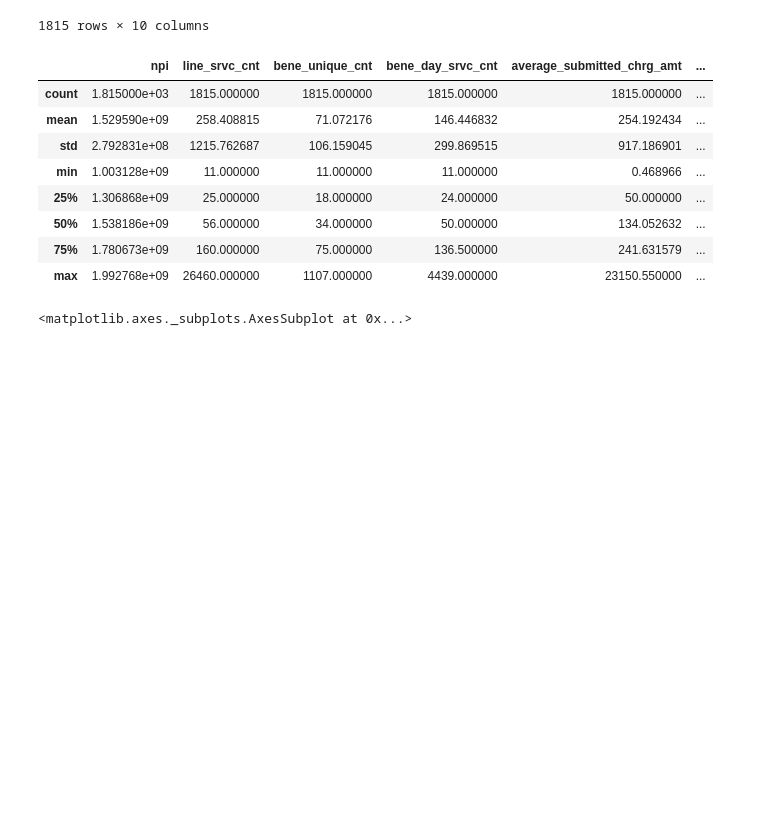
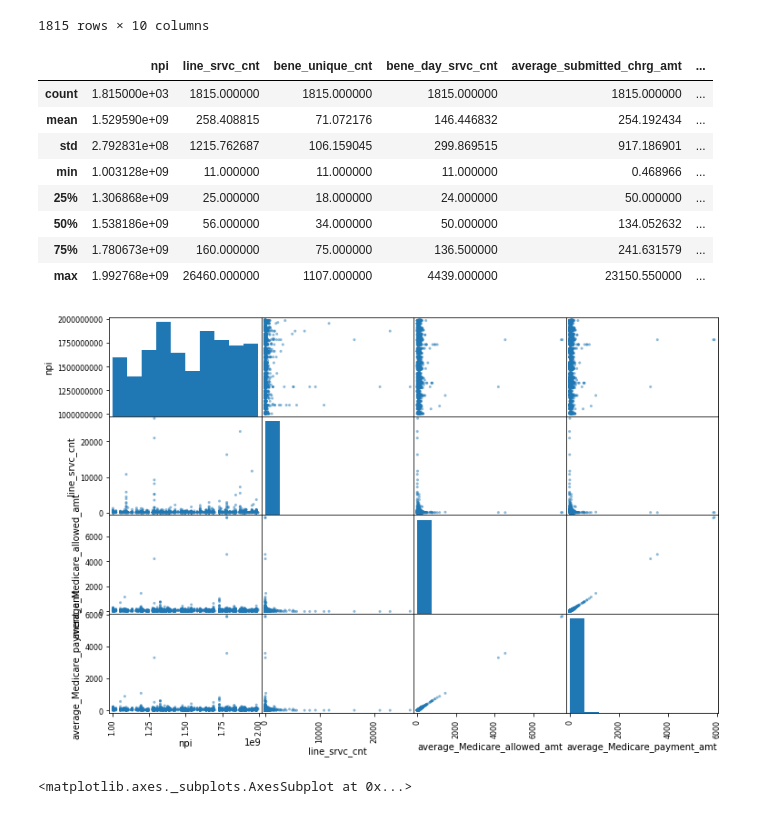
Before and after one commit to raoamalik/detecting_healthcare_provider_fraud, a Jupyter notebook: detecting_healthcare_provider_fraud.ipynb, the cells around one changed output. Cells and saved outputs as stored; diff of their text form; code cells hidden in the pictures; blank space fills up the shorter version.

```diff
--- a/detecting_healthcare_provider_fraud.ipynb
+++ b/detecting_healthcare_provider_fraud.ipynb
@@ -204,20 +224,27 @@ merged_dataset
 | 1813 | 1.992768e+09 | M | Family Practice | 32.0 | 32.0 | 32.0 | ... |
 | 1814 | 1.992768e+09 | M | Family Practice | 12.0 | 12.0 | 12.0 | ... |
 1815 rows × 10 columns
-# %%
-%matplotlib inline
-
-merged_dataset.describe()
-# %% [output]
-|  | npi | line_srvc_cnt | bene_unique_cnt | bene_day_srvc_cnt | average_submitted_chrg_amt | ... |
-| count | 1.815000e+03 | 1815.000000 | 1815.000000 | 1815.000000 | 1815.000000 | ... |
-| mean | 1.529590e+09 | 258.408815 | 71.072176 | 146.446832 | 254.192434 | ... |
-| std | 2.792831e+08 | 1215.762687 | 106.159045 | 299.869515 | 917.186901 | ... |
-| min | 1.003128e+09 | 11.000000 | 11.000000 | 11.000000 | 0.468966 | ... |
-| 25% | 1.306868e+09 | 25.000000 | 18.000000 | 24.000000 | 50.000000 | ... |
-| 50% | 1.538186e+09 | 56.000000 | 34.000000 | 50.000000 | 134.052632 | ... |
-| 75% | 1.780673e+09 | 160.000000 | 75.000000 | 136.500000 | 241.631579 | ... |
-| max | 1.992768e+09 | 26460.000000 | 1107.000000 | 4439.000000 | 23150.550000 | ... |
+# %%
+%matplotlib inline
+
+from pandas.plotting import scatter_matrix
+
+attributes = ["npi", "nppes_provider_gender", "line_srvc_cnt",
+              "average_Medicare_allowed_amt", "average_Medicare_payment_amt"]
+scatter_matrix(merged_dataset[attributes], figsize=(12, 8))
+
+merged_dataset.describe()
+# %% [output]
+|  | npi | line_srvc_cnt | bene_unique_cnt | bene_day_srvc_cnt | average_submitted_chrg_amt | ... |
+| count | 1.815000e+03 | 1815.000000 | 1815.000000 | 1815.000000 | 1815.000000 | ... |
+| mean | 1.529590e+09 | 258.408815 | 71.072176 | 146.446832 | 254.192434 | ... |
+| std | 2.792831e+08 | 1215.762687 | 106.159045 | 299.869515 | 917.186901 | ... |
+| min | 1.003128e+09 | 11.000000 | 11.000000 | 11.000000 | 0.468966 | ... |
+| 25% | 1.306868e+09 | 25.000000 | 18.000000 | 24.000000 | 50.000000 | ... |
+| 50% | 1.538186e+09 | 56.000000 | 34.000000 | 50.000000 | 134.052632 | ... |
+| 75% | 1.780673e+09 | 160.000000 | 75.000000 | 136.500000 | 241.631579 | ... |
+| max | 1.992768e+09 | 26460.000000 | 1107.000000 | 4439.000000 | 23150.550000 | ... |
+[figure, added]
 # %%
 merged_dataset.plot(kind='scatter', x='npi', y='line_srvc_cnt')
 # %% [output]
```
Also changed, not shown: parts of 28 cells of this notebook.
